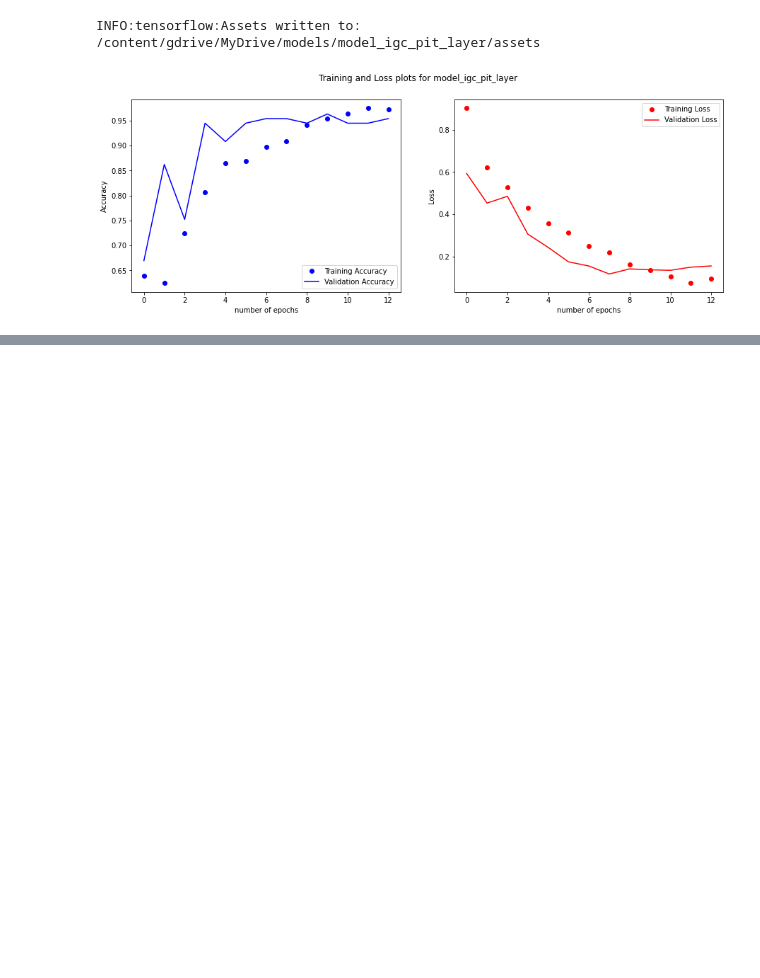
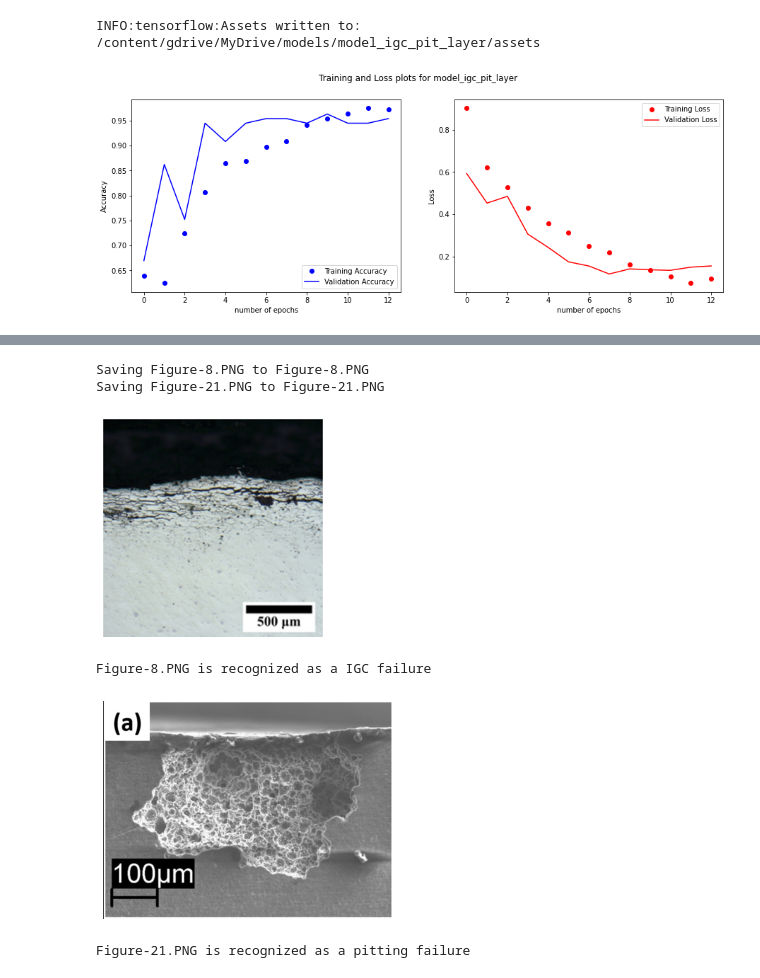
Before and after one commit to MajPaji/AI-corr-eye, a Jupyter notebook: corr_eye_pro.ipynb, the cells around one changed output, grey strips where cells are left out. Saved outputs shown, nothing was run; the diff lists cells and outputs as text; code cells hidden in the pictures; blank space fills up the shorter version.

```diff
--- a/corr_eye_pro.ipynb
+++ b/corr_eye_pro.ipynb
@@ -514,0 +533,39 @@ plt.show()
+# %%
+import os
+import tensorflow as tf
+
+corrosion_eye_model = tf.keras.models.load_model(
+    os.path.join('/content/gdrive/MyDrive/models/model_igc_pit_layer'),
+    custom_objects=None,
+    compile=True
+)
+# %%
+import numpy as np
+import matplotlib.pyplot as plt
+import matplotlib.image as mpimg
+from google.colab import files
+from keras.preprocessing import image
+
+uploaded = files.upload()
+
+for fn in uploaded.keys():
+
+  # predicting images
+  path = '/content/' + fn
+
+  # show the original image
+  plt.imshow(mpimg.imread(path))
+  plt.axis('Off')
+  plt.show()
+  img = image.load_img(path, target_size=(150, 150))
+  x = image.img_to_array(img)
+  x = np.expand_dims(x, axis=0)
+  images = np.vstack([x])
+  classes = corrosion_eye_model.predict(images, batch_size=10)
+
+  if classes[0]>0.5:
+    print(fn + " is recognized as a pitting failure")
+  else:
+    print(fn + " is recognized as a IGC failure")
+  print('')
+# %% [output]
@@ -514,0 +573,6 @@ plt.show()
+Saving Figure-8.PNG to Figure-8.PNG
+Saving Figure-21.PNG to Figure-21.PNG
+[figure, added]
+Figure-8.PNG is recognized as a IGC failure
+[figure, added]
+Figure-21.PNG is recognized as a pitting failure
```
Also changed, not shown: parts of 2 cells of this notebook.
